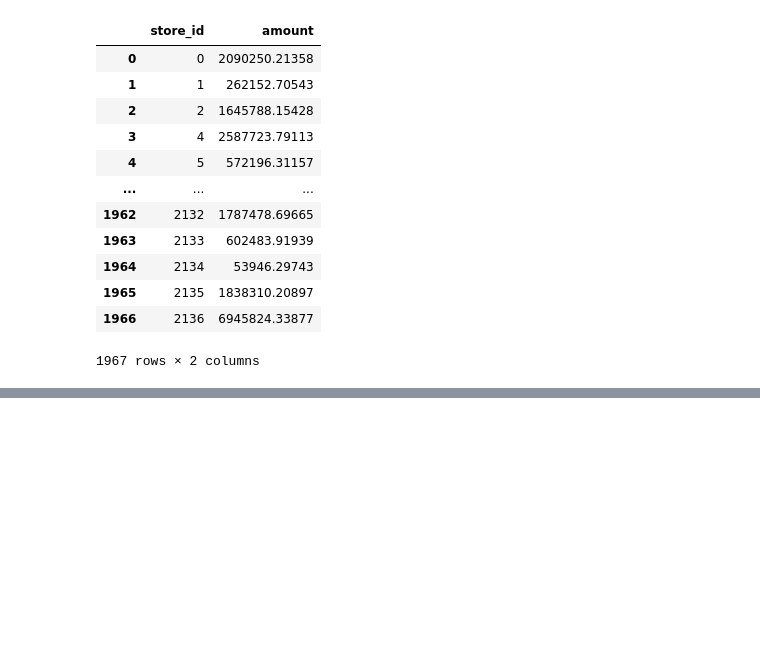
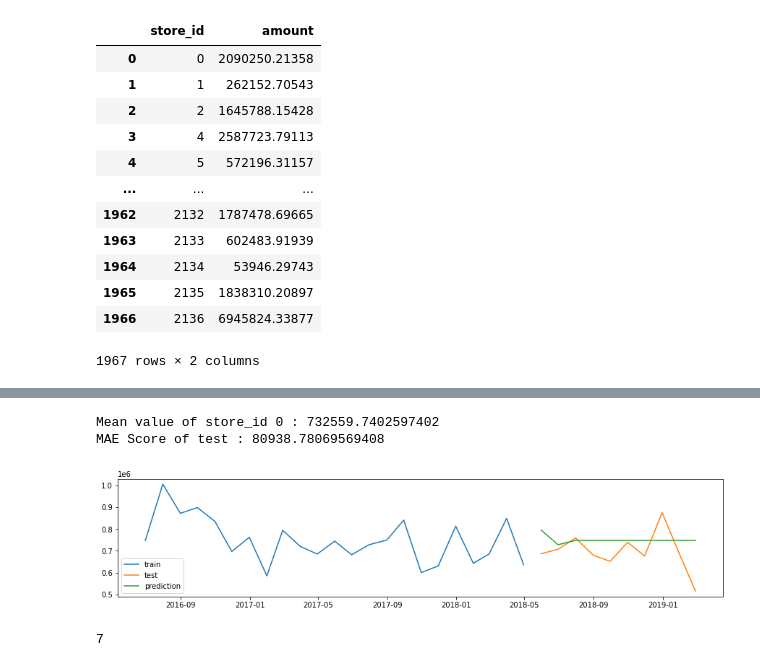
Before and after one commit to namwootree/Basic_Skill, a Jupyter notebook: Time_Series/상점 신용카드 매출 예측 경진대회/상점_신용카드_매출_예측.ipynb, the cells around one changed output, grey strips where cells are left out. Saved outputs shown, nothing was run; the diff lists cells and outputs as text; code cells hidden in the pictures; blank space fills up the shorter version.

Commit message:
EDA, SMA, EMA, Holt, ARMA, ARIMA, Prophet, Regression, LSTM

```diff
--- a/Time_Series/상점 신용카드 매출 예측 경진대회/상점_신용카드_매출_예측.ipynb
+++ b/Time_Series/상점 신용카드 매출 예측 경진대회/상점_신용카드_매출_예측.ipynb
@@ -963,0 +997,21 @@ df_holt_winter_sub
+# %%
+df_set = month_df[month_df.store_id == 0]
+
+size = int(len(df_set) * 0.7)
+train = df_set[:size]
+test = df_set[size:]
+# %%
+set_arma = sm.tsa.ARMA(train.amount, (0, 2))
+set_result = set_arma.fit()
+
+set_output = set_result.forecast(len(test))
+set_pred = set_output[0]
+# %%
+print("Mean value of store_id 0 :", df_set.amount.mean())
+print("MAE Score of test :", mae(test.amount, set_pred))
+
+plot_train_test_pred_graph(train, test, set_pred)
+# %% [output]
+Mean value of store_id 0 : 732559.7402597402
+MAE Score of test : 80938.78069569408
+[figure, added]
@@ -963,0 +1038,4 @@ df_holt_winter_sub
+# %%
+df_arma_0_2_sub['amount'].isnull().sum()
+# %% [output]
+7
```
Also changed, not shown: parts of 85 cells of this notebook.
